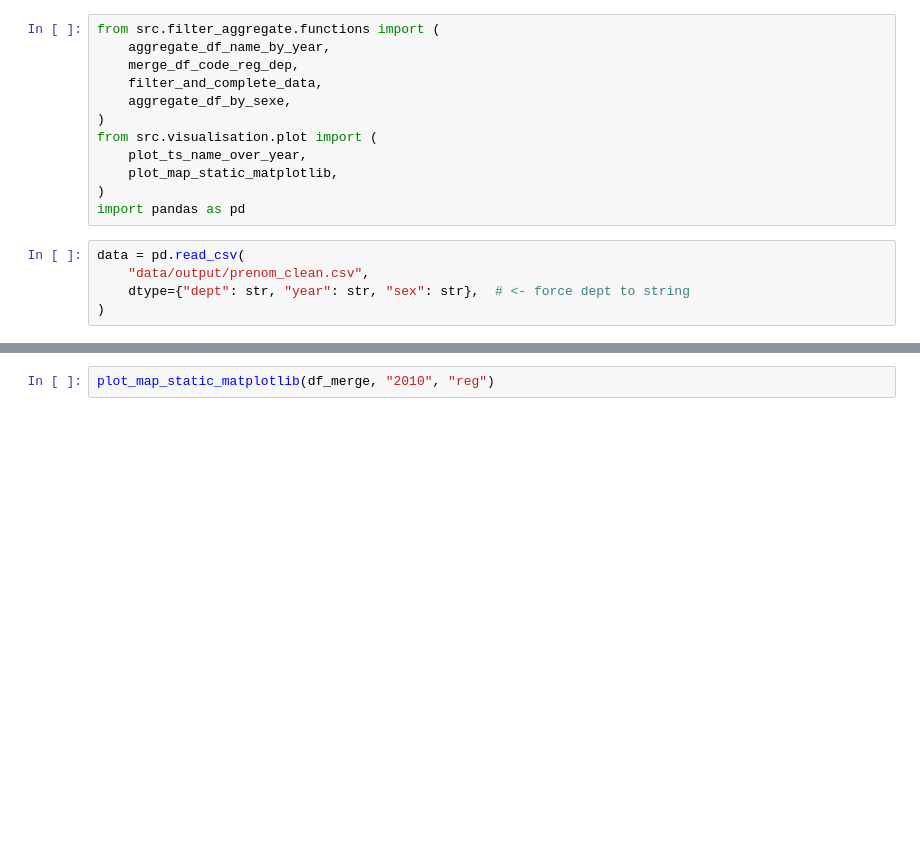
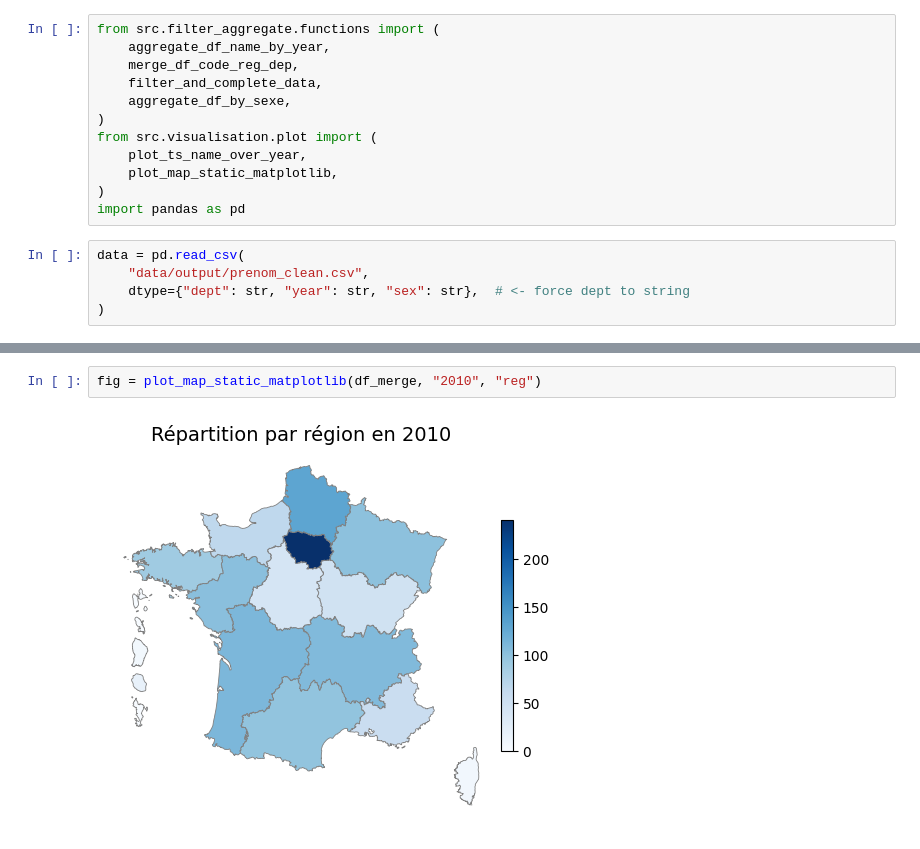
Before and after one commit to AlexandreMaghames/dashboard-prenoms, a Jupyter notebook: notebooks/analysis_exploration.ipynb, the cells around one changed output, grey strips where cells are left out. Saved outputs shown, nothing was run; the diff lists cells and outputs as text; blank space fills up the shorter version.

```diff
--- a/notebooks/analysis_exploration.ipynb
+++ b/notebooks/analysis_exploration.ipynb
@@ -66,2 +145,4 @@ plot_map_static_matplotlib(df_merge, "2010", "dep")
 # %%
-plot_map_static_matplotlib(df_merge, "2010", "reg")
+fig = plot_map_static_matplotlib(df_merge, "2010", "reg")
+# %% [output]
+[figure, added]
```
Also changed, not shown: parts of 13 cells of this notebook, 1 other file.
